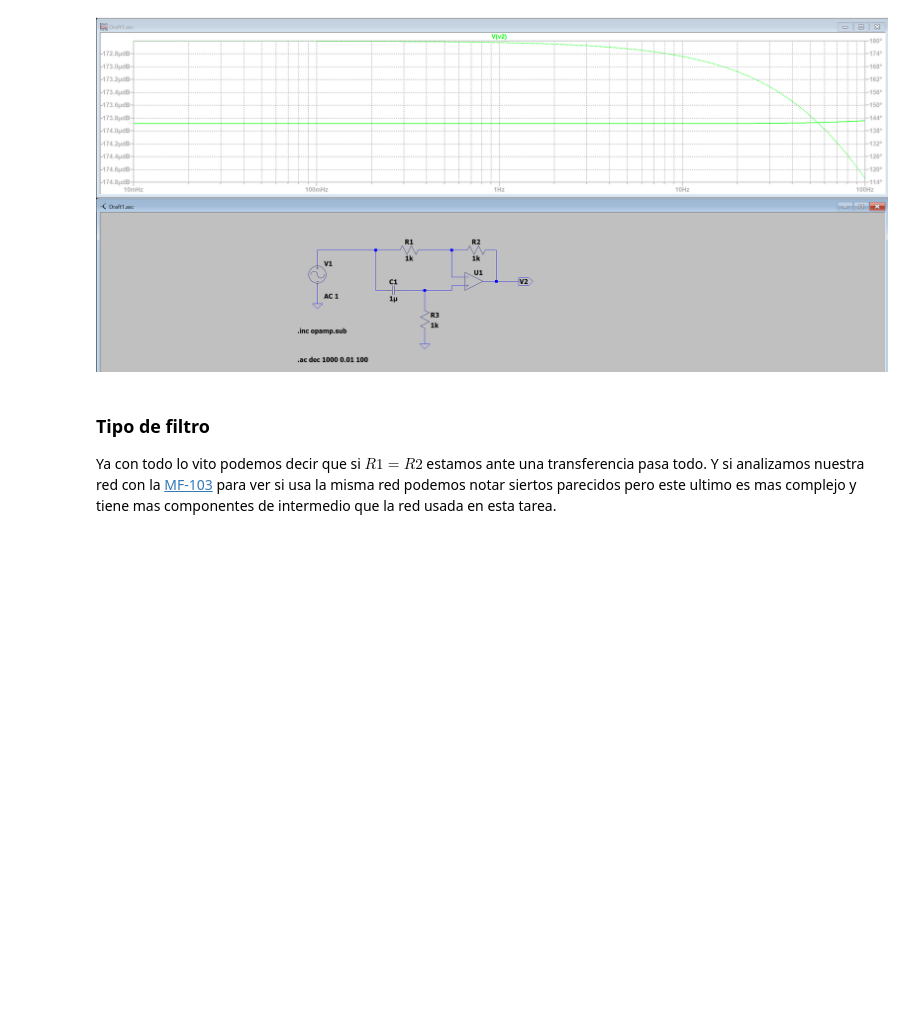
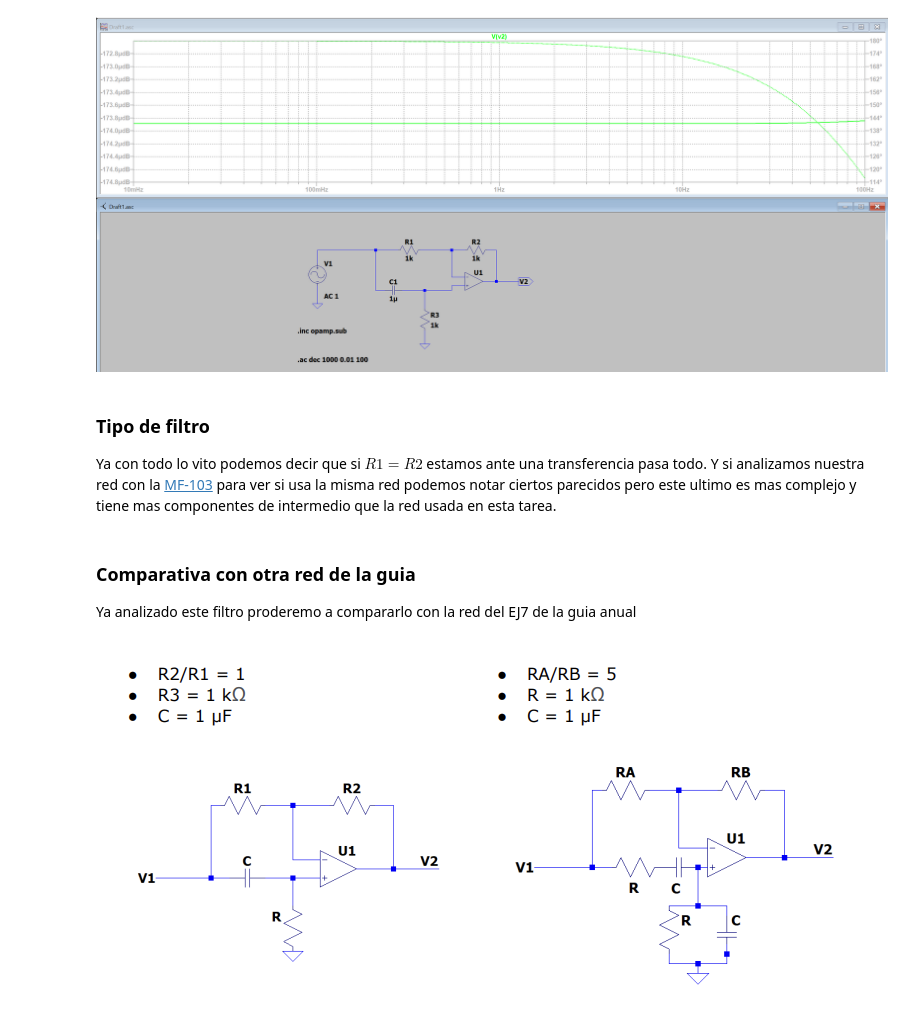
Before and after one commit to or-juan/TC2, a Jupyter notebook: TS0/Tarea_Semanal_0.ipynb, the cells around one changed output. Cells and saved outputs as stored; diff of their text form; code cells hidden in the pictures; blank space fills up the shorter version.

```diff
--- a/TS0/Tarea_Semanal_0.ipynb
+++ b/TS0/Tarea_Semanal_0.ipynb
@@ -229,4 +245,13 @@ display(Image("./Simulacion_LTspice_ts0.png"))
 # %% [markdown]
 ### Tipo de filtro
 
-Ya con todo lo vito podemos decir que si $R1 = R2$ estamos ante una transferencia pasa todo. Y si analizamos nuestra red con la [MF-103](https://www.synthxl.com/wp-content/uploads/2020/04/Moog-MF-103-Schematics.pdf) para ver si usa la misma red podemos notar siertos parecidos pero este ultimo es mas complejo y tiene mas componentes de intermedio que la red usada en esta tarea.
+Ya con todo lo vito podemos decir que si $R1 = R2$ estamos ante una transferencia pasa todo. Y si analizamos nuestra red con la [MF-103](https://www.synthxl.com/wp-content/uploads/2020/04/Moog-MF-103-Schematics.pdf) para ver si usa la misma red podemos notar ciertos parecidos pero este ultimo es mas complejo y tiene mas componentes de intermedio que la red usada en esta tarea.
+# %% [markdown]
+### Comparativa con otra red de la guia
+Ya analizado este filtro proderemo a compararlo con la red del EJ7 de la guia anual
+# %%
+# Al ser una foto de resolucion grande se opto cambiar el codigo para representarlo
+from IPython.display import display, Image
+display(Image("./red_EJ7_guia.png"))
+# %% [output]
+[figure, added]
```
Also changed, not shown: parts of 11 cells of this notebook, 3 other files.
